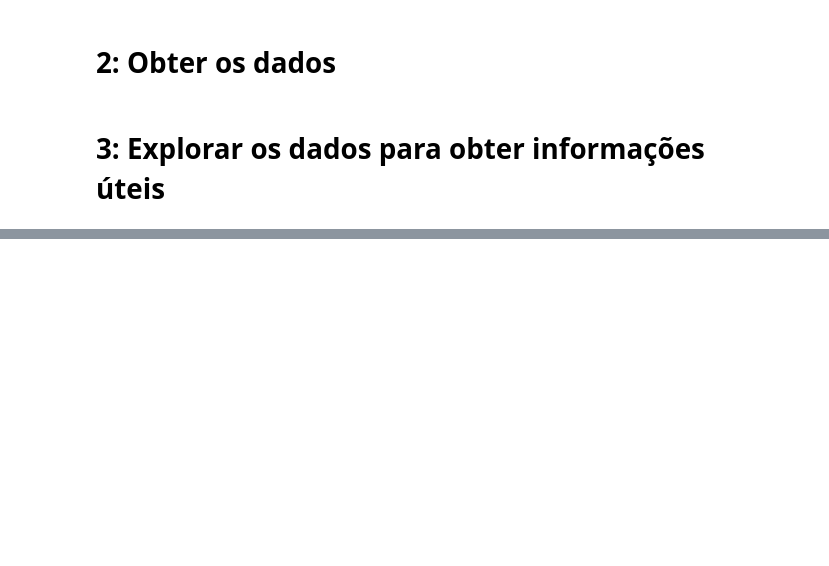
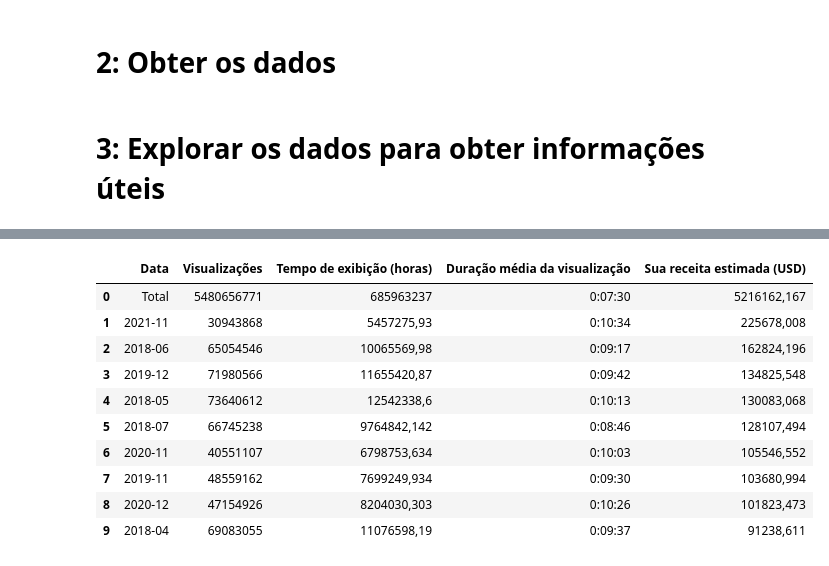
Before and after one commit to casjunior93/demoday-tera-previsao-de-retorno-de-adsense, a Jupyter notebook: Projeto_Tera.ipynb, the cells around one changed output, grey strips where cells are left out. Saved outputs shown, nothing was run; the diff lists cells and outputs as text; code cells hidden in the pictures; blank space fills up the shorter version.

```diff
--- a/Projeto_Tera.ipynb
+++ b/Projeto_Tera.ipynb
@@ -44,5 +64,14 @@ O livro [Mãos à Obra: Aprendizado de Máquina com Scikit-Learn, Keras & Tensor
 **Solução:** Criarmos um modelo de análise para prever o retorno de Adsense baseado no histórico do influenciador.
 # %% [markdown]
 # 2: Obter os dados
+# %%
+# Carregando os dados para treinamento do modelo
+dados = pd.read_csv('/content/drive/MyDrive/ARQUIVOS TERA/Projeto Tera/Dados csv/Dados do gráfico - Dados do gráfico (1).csv',sep=',')
+dados1 = pd.read_csv('/content/drive/MyDrive/ARQUIVOS TERA/Projeto Tera/Dados csv/Dados do gráfico - Dados do gráfico (2).csv',sep=',')
+dados2 = pd.read_csv('/content/drive/MyDrive/ARQUIVOS TERA/Projeto Tera/Dados csv/Dados do gráfico - Dados do gráfico (3).csv',sep=',')
+dados3 = pd.read_csv('/content/drive/MyDrive/ARQUIVOS TERA/Projeto Tera/Dados csv/Dados do gráfico - Dados do gráfico (4).csv',sep=',')
+dados4 = pd.read_csv('/content/drive/MyDrive/ARQUIVOS TERA/Projeto Tera/Dados csv/Dados do gráfico - Dados do gráfico.csv',sep=',')
+receita = pd.read_csv('/content/drive/MyDrive/ARQUIVOS TERA/Projeto Tera/Dados csv/receita.csv',sep=',')
+receita_est_adsense = pd.read_csv('/content/drive/MyDrive/ARQUIVOS TERA/Projeto Tera/Dados csv/receita-est-adsense.csv',sep=',')
 # %% [markdown]
 # 3: Explorar os dados para obter informações úteis
@@ -48,0 +162,14 @@ O livro [Mãos à Obra: Aprendizado de Máquina com Scikit-Learn, Keras & Tensor
+# %%
+receita_est_adsense.head(10)
+# %% [output]
+|  | Data | Visualizações | Tempo de exibição (horas) | Duração média da visualização | Sua receita estimada (USD) |
+| 0 | Total | 5480656771 | 685963237 | 0:07:30 | 5216162,167 |
+| 1 | 2021-11 | 30943868 | 5457275,93 | 0:10:34 | 225678,008 |
+| 2 | 2018-06 | 65054546 | 10065569,98 | 0:09:17 | 162824,196 |
+| 3 | 2019-12 | 71980566 | 11655420,87 | 0:09:42 | 134825,548 |
+| 4 | 2018-05 | 73640612 | 12542338,6 | 0:10:13 | 130083,068 |
+| 5 | 2018-07 | 66745238 | 9764842,142 | 0:08:46 | 128107,494 |
+| 6 | 2020-11 | 40551107 | 6798753,634 | 0:10:03 | 105546,552 |
+| 7 | 2019-11 | 48559162 | 7699249,934 | 0:09:30 | 103680,994 |
+| 8 | 2020-12 | 47154926 | 8204030,303 | 0:10:26 | 101823,473 |
+| 9 | 2018-04 | 69083055 | 11076598,19 | 0:09:37 | 91238,611 |
```
Also changed, not shown: parts of 7 cells of this notebook.
